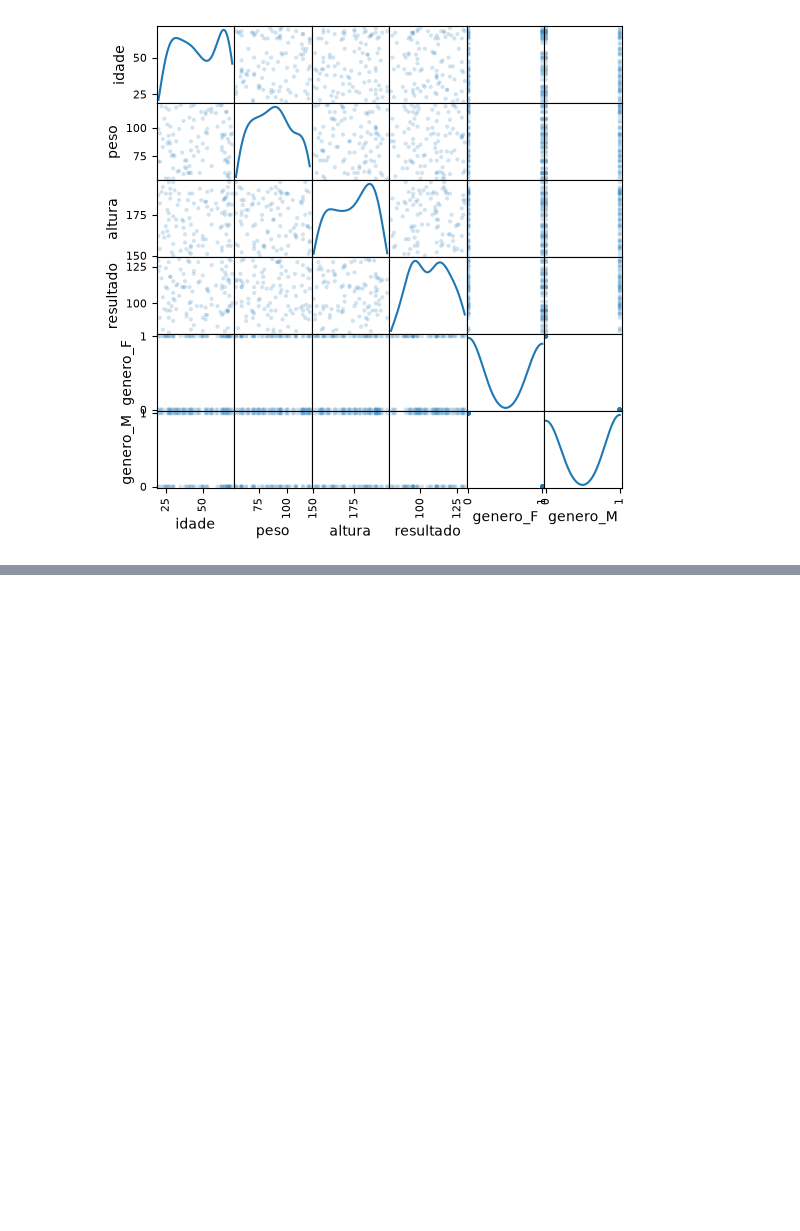
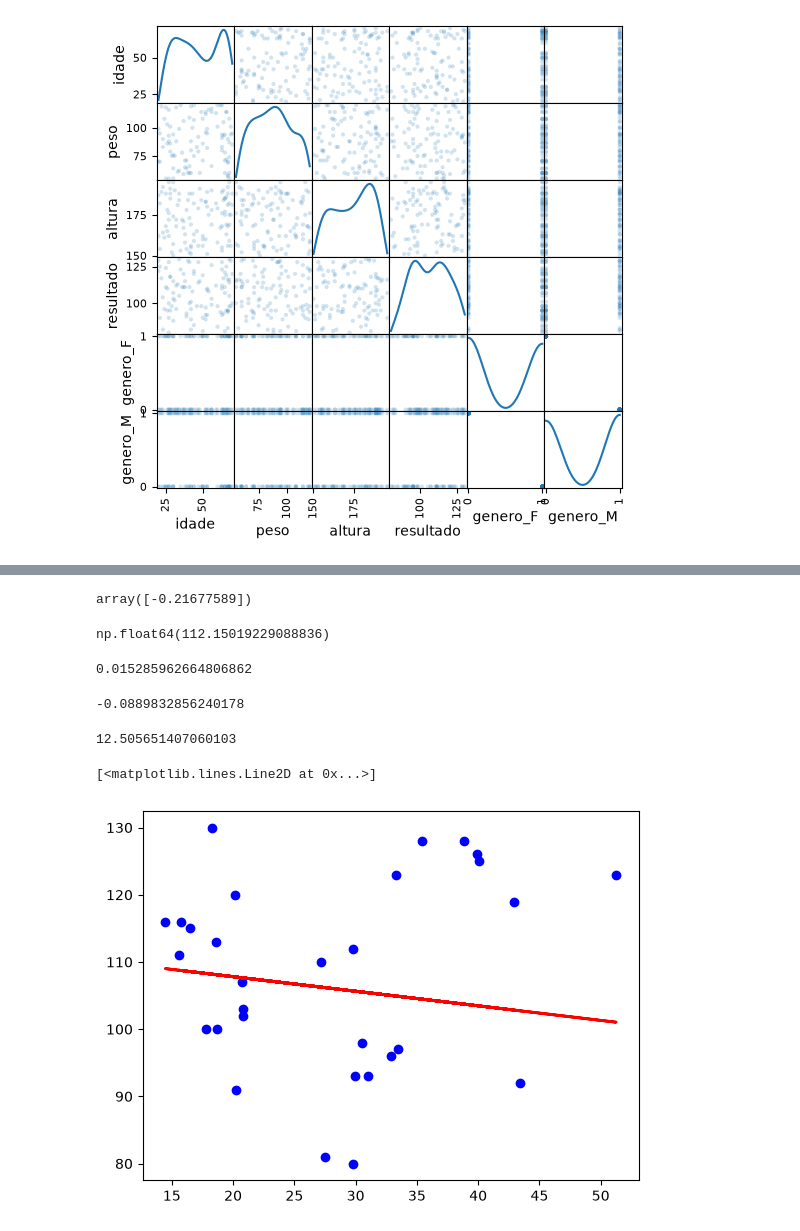
Before and after one commit to nribjoaovictor/Clinical_analysis_laboratory, a Jupyter notebook: modelo_diabete.ipynb, the cells around one changed output, grey strips where cells are left out. Saved outputs shown, nothing was run; the diff lists cells and outputs as text; code cells hidden in the pictures; blank space fills up the shorter version.

Commit message:
finalização dos modelos preditivos com algoritmo de regressao simples e multiplo

```diff
--- a/modelo_diabete.ipynb
+++ b/modelo_diabete.ipynb
@@ -98,0 +169,41 @@ array([[<Axes: title={'center': 'idade'}>,
+# %%
+
+X = pd.DataFrame(df_exames['imc'])
+y = df_exames['resultado']
+# %%
+#dividir os dados em treino e teste
+X_train, X_test, y_train, y_test = train_test_split(X, y, train_size=0.7, random_state=51)
+# %%
+#treinar o modelo de regressão linear sklearn modelo 2
+model2 = LinearRegression().fit(X_train, y_train)
+# %%
+#gerar predições com o modelo teste
+y_pred = model2.predict(X_test)
+model2.coef_
+# %% [output]
+array([-0.21677589])
+# %%
+model2.intercept_
+# %% [output]
+np.float64(112.15019229088836)
+# %%
+#R2 score - coeficiente de determinação - de -inf ate 1 de quando x explicam a variavel y, quanto mais próximo de 1 melhor - conjuno de treinamento
+model2.score(X_train, y_train)
+# %% [output]
+0.015285962664806862
+# %%
+model2.score(X_test, y_test)
+# %% [output]
+-0.0889832856240178
+# %%
+# Mae - Mean Absolute Error - erro absoluto médio - quanto menor melhor
+mean_absolute_error(y_test, y_pred)
+# %% [output]
+12.505651407060103
+# %%
+#mostrar como a reta foi calculada com o modelo 2 - IMC
+plt.scatter(X_test, y_test, color='blue')
+plt.plot(X_test, y_pred, color='red', linewidth=2)
+# %% [output]
+[<matplotlib.lines.Line2D at 0x...>]
+[figure, added]
```
Also changed, not shown: parts of 15 cells of this notebook, 1 other file.
